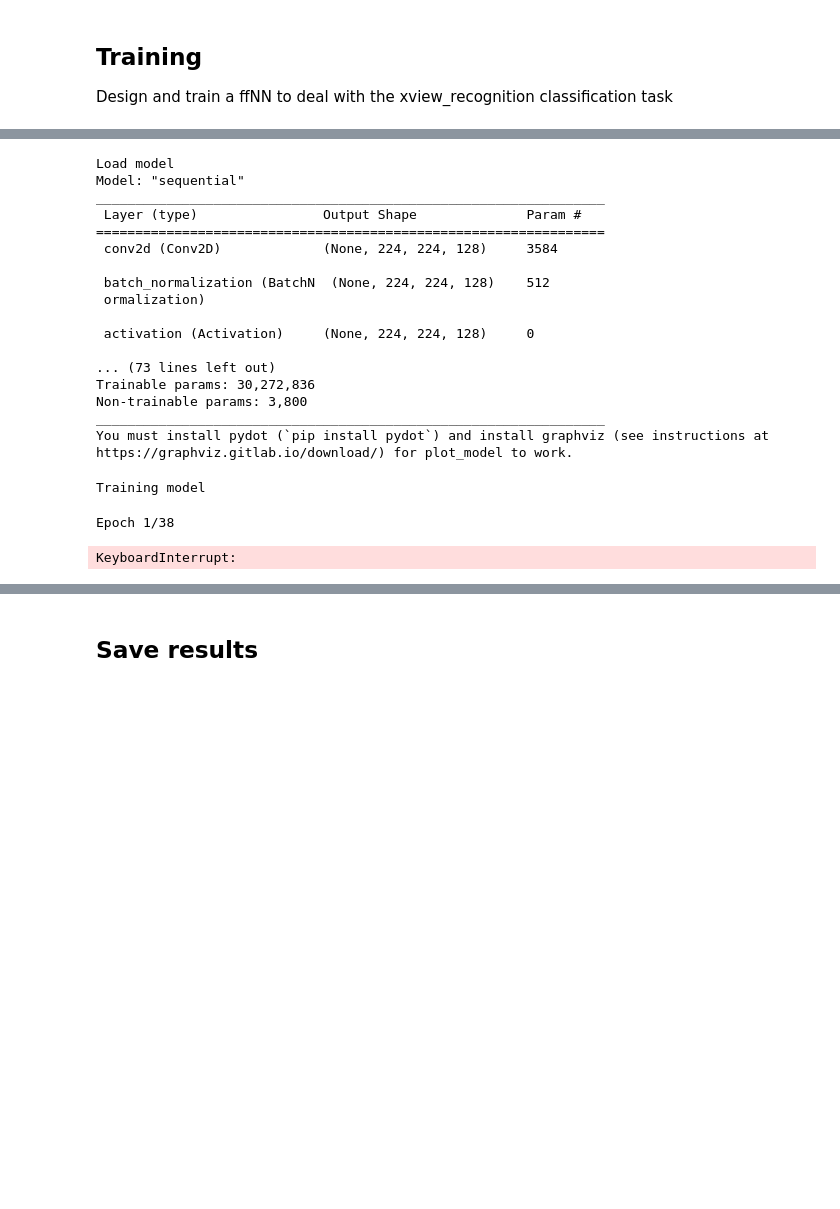
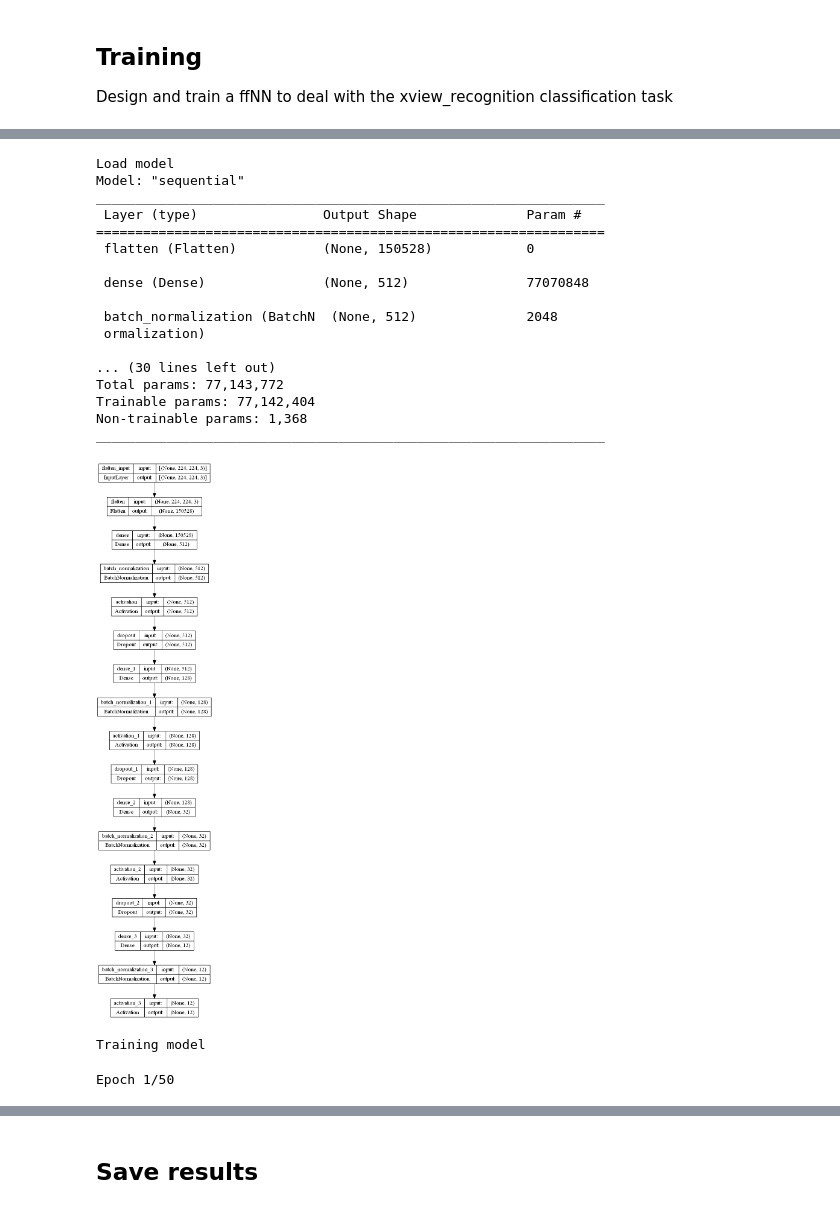
Before and after one commit to Dacarpe03/ImageDetectionAndRecognition, a Jupyter notebook: TrainingNotebooks/image_recognition.ipynb, the cells around one changed output, grey strips where cells are left out. Saved outputs shown, nothing was run; the diff lists cells and outputs as text; code cells hidden in the pictures; blank space fills up the shorter version.

```diff
--- a/TrainingNotebooks/image_recognition.ipynb
+++ b/TrainingNotebooks/image_recognition.ipynb
@@ -159,11 +162,11 @@ from keras.utils.vis_utils import plot_model
 from keras.initializers import HeUniform, HeNormal
 from keras.regularizers import L1, L2
 
-exp = "-12-1-1"
-ACTIVATION = "elu"
-DROPOUT = "No"
+exp = "-3-3-1"
+ACTIVATION = "relu"
+DROPOUT = "0.2"
 REGULARIZATION = "L2 0.00001"
-INITIALIZER = "HeNormal"
+INITIALIZER = "HeUniform"
 BATCH_NORMALIZATION = "Yes"
 
 def initial_model1():
@@ -628,27 +631,28 @@ def conv_architecture12():
     return model, model_name
 # %%
 # Load architecture
-model, model_name = conv_architecture12()
+model, model_name = ffnn_architecture3()
 model.summary()
 plot_model(model, to_file=f"{MODELS_IMAGES_PATH}{model_name}.png", show_shapes=True, show_layer_names=True)
 # %% [output]
 Load model
 Model: "sequential"
 _________________________________________________________________
  Layer (type)                Output Shape              Param #
 =================================================================
- conv2d (Conv2D)             (None, 224, 224, 128)     3584
+ flatten (Flatten)           (None, 150528)            0
 
- batch_normalization (BatchN  (None, 224, 224, 128)    512
+ dense (Dense)               (None, 512)               77070848
+
+ batch_normalization (BatchN  (None, 512)              2048
  ormalization)
 
- activation (Activation)     (None, 224, 224, 128)     0
-
-... (73 lines left out)
-Trainable params: 30,272,836
-Non-trainable params: 3,800
+... (30 lines left out)
+Total params: 77,143,772
+Trainable params: 77,142,404
+Non-trainable params: 1,368
 _________________________________________________________________
-You must install pydot (`pip install pydot`) and install graphviz (see instructions at https://graphviz.gitlab.io/download/) for plot_model to work.
+[figure, added]
 # %%
 # Learning rate is changed to 0.001
 from keras.optimizers import Adam
@@ -679,7 +683,7 @@ import numpy as np
 import time
 
 print('Training model')
-N_EPOCHS = 38
+N_EPOCHS = 50
 train_steps = math.ceil(len(objs_train)/BATCH_SIZE)
 valid_steps = math.ceil(len(objs_valid)/BATCH_SIZE)
 
@@ -696,8 +700,7 @@ best_value = np.max(h.history['val_accuracy'])
 print('Best validation model: epoch ' + str(best_idx+1), ' - val_accuracy ' + str(best_value))
 # %% [output]
 Training model
-Epoch 1/38
+Epoch 1/50
-KeyboardInterrupt:
 # %%
 import pandas as pd
 results=pd.DataFrame(h.history)
```
Also changed, not shown: parts of 9 cells of this notebook, 3 other files.
